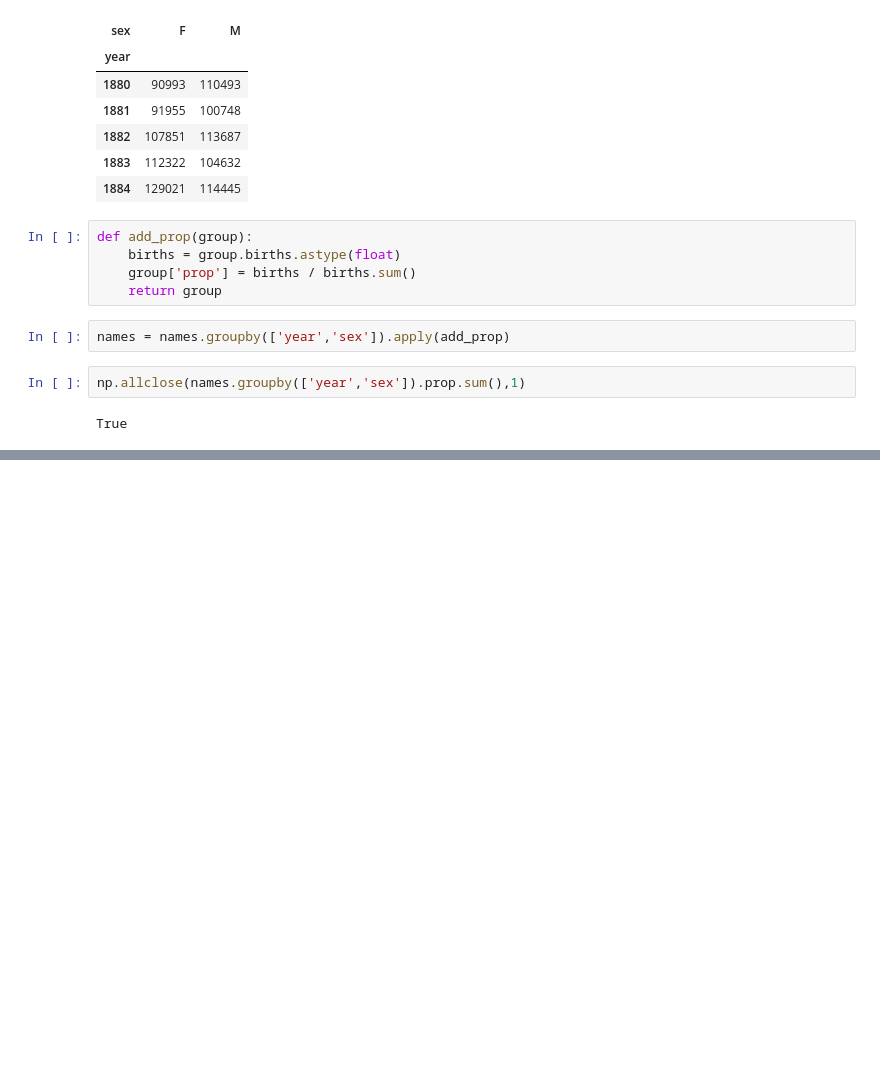
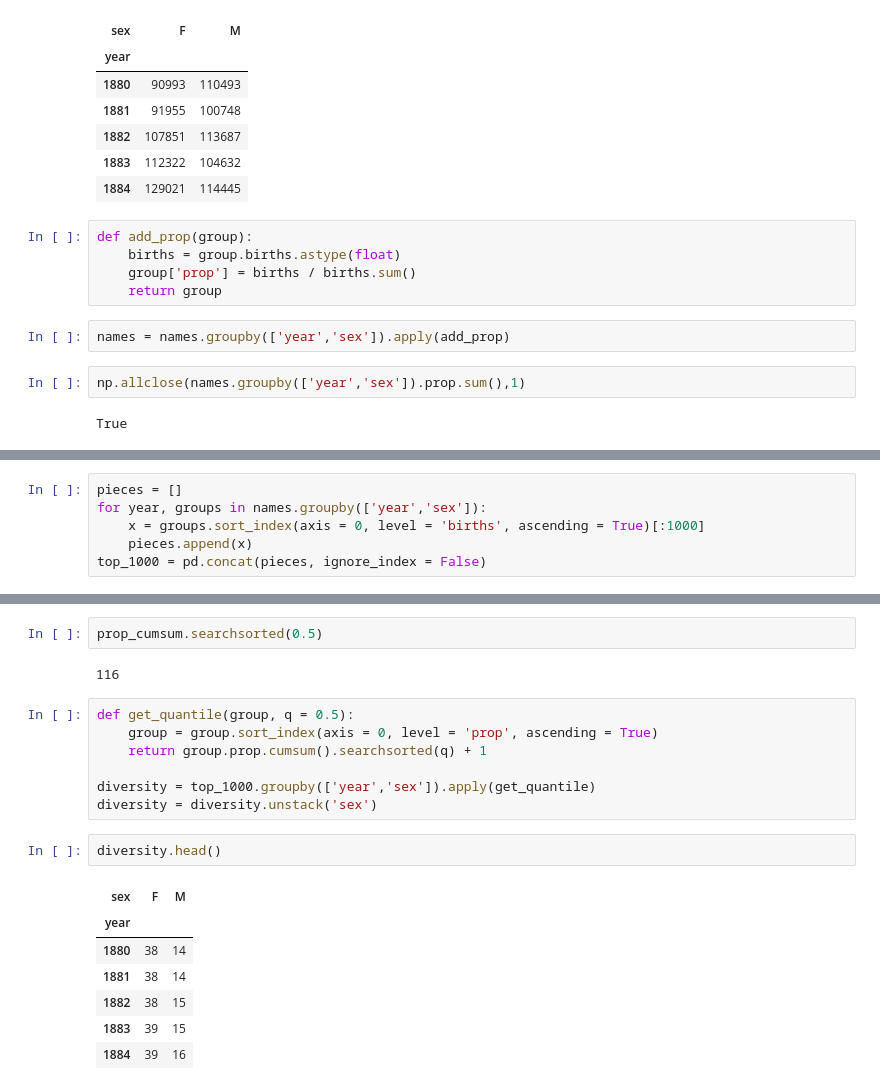
Before and after one commit to siddshah101/pydata-book, a Jupyter notebook: Chapter 2.ipynb, the cells around one changed output, grey strips where cells are left out. Drawn from its saved outputs; the diff is of its cells as text; blank space fills up the shorter version.

```diff
--- a/Chapter 2.ipynb
+++ b/Chapter 2.ipynb
@@ -288 +304,7 @@ def get_top1000(group):
+# %%
+pieces = []
+for year, groups in names.groupby(['year','sex']):
+    x = groups.sort_index(axis = 0, level = 'births', ascending = True)[:1000]
+    pieces.append(x)
+top_1000 = pd.concat(pieces, ignore_index = False)
 # %%
@@ -293,0 +335,21 @@ TypeError: sort_index() got an unexpected keyword argument 'by'
+# %%
+prop_cumsum.searchsorted(0.5)
+# %% [output]
+116
+# %%
+def get_quantile(group, q = 0.5):
+    group = group.sort_index(axis = 0, level = 'prop', ascending = True)
+    return group.prop.cumsum().searchsorted(q) + 1
+
+diversity = top_1000.groupby(['year','sex']).apply(get_quantile)
+diversity = diversity.unstack('sex')
+# %%
+diversity.head()
+# %% [output]
+| sex | F | M |
+| year |  |  |
+| 1880 | 38 | 14 |
+| 1881 | 38 | 14 |
+| 1882 | 38 | 15 |
+| 1883 | 39 | 15 |
+| 1884 | 39 | 16 |
```
Also changed, not shown: parts of 16 cells of this notebook.
